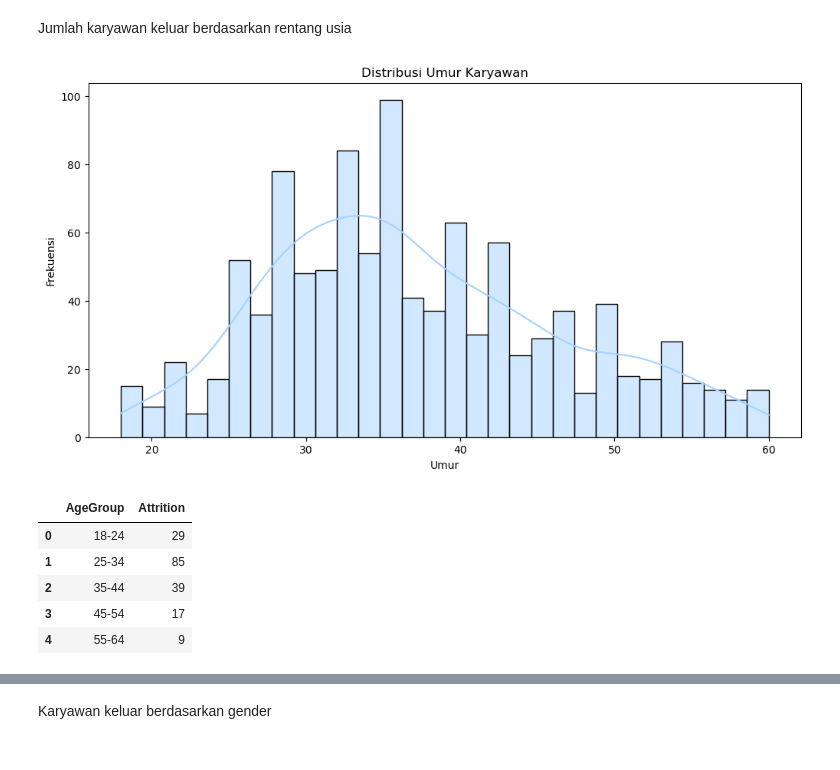
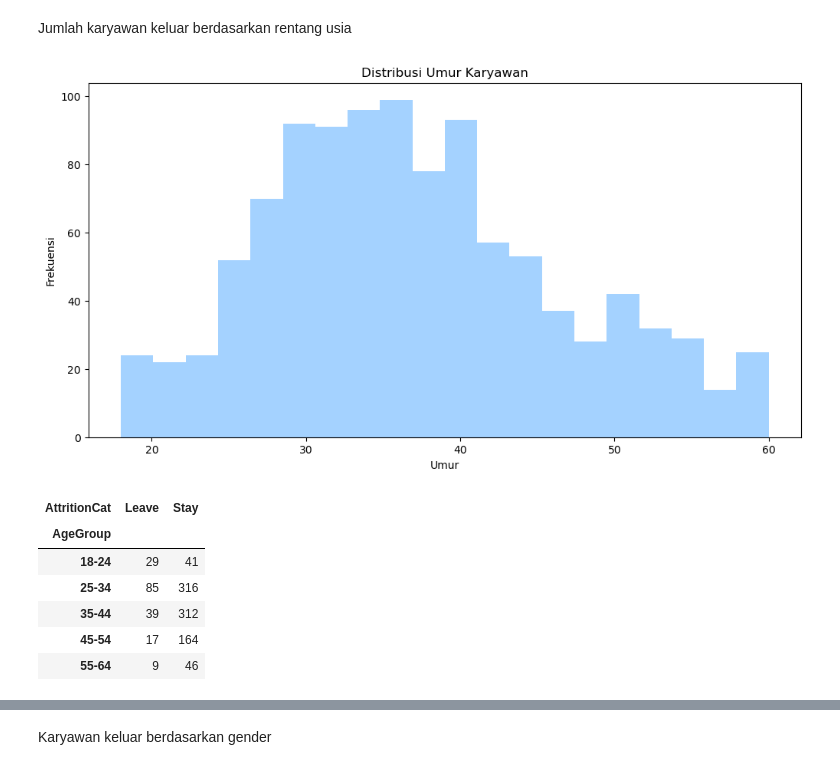
Before and after one commit to muchammadwr/Menyelesaikan-Permasalahan-Human-Resources, a Jupyter notebook: notebook.ipynb, the cells around one changed output, grey strips where cells are left out. Drawn from its saved outputs; the diff is of its cells as text; code cells hidden in the pictures.

```diff
--- a/notebook.ipynb
+++ b/notebook.ipynb
@@ -136,0 +151,4 @@ df.describe()
+# %%
+df["AttritionCat"] = df["Attrition"].map({1: "Leave", 0: "Stay"})
+attrition_rate = df["AttritionCat"].value_counts(normalize=True) * 100
+print(f"Attrition Rate:\n{attrition_rate.round(2)}")
@@ -141,13 +181,13 @@ Jumlah karyawan keluar berdasarkan rentang usia
 # %%
 # Melihat distribusi data numerik
 plt.figure(figsize=(12, 6))
-sns.histplot(df["Age"], kde=True, bins=30, color="#A4D2FF")
+plt.hist(df["Age"], bins=20, color="#A4D2FF")
 plt.title("Distribusi Umur Karyawan")
 plt.xlabel("Umur")
 plt.ylabel("Frekuensi")
 plt.show()
 # %% [output]
-[figure, old version]
+[figure, new version]
 # %%
 # Binning 10 tahun
 bins = [18, 25, 35, 45, 55, 65]
@@ -155,17 +195,19 @@ labels = ["18-24", "25-34", "35-44", "45-54", "55-64"]
 df["AgeGroup"] = pd.cut(df["Age"], bins=bins, labels=labels, right=False)
 
 # pivot
-age_attr = pd.pivot_table(
-    df[df["Attrition"] == 1], index="AgeGroup", values="Attrition", aggfunc="count"
-).reset_index()
+attr_age = df.pivot_table(
+    index="AgeGroup",
+    columns="AttritionCat",
+    values="EmployeeCount",
+    aggfunc="sum",
+)
 
-
-# Tampilkan tabel
-age_attr
+attr_age
 # %% [output]
-|  | AgeGroup | Attrition |
-| 0 | 18-24 | 29 |
-| 1 | 25-34 | 85 |
-| 2 | 35-44 | 39 |
-| 3 | 45-54 | 17 |
-| 4 | 55-64 | 9 |
+| AttritionCat | Leave | Stay |
+| AgeGroup |  |  |
+| 18-24 | 29 | 41 |
+| 25-34 | 85 | 316 |
+| 35-44 | 39 | 312 |
+| 45-54 | 17 | 164 |
+| 55-64 | 9 | 46 |
```
Also changed, not shown: parts of 89 cells of this notebook, 3 other files.
